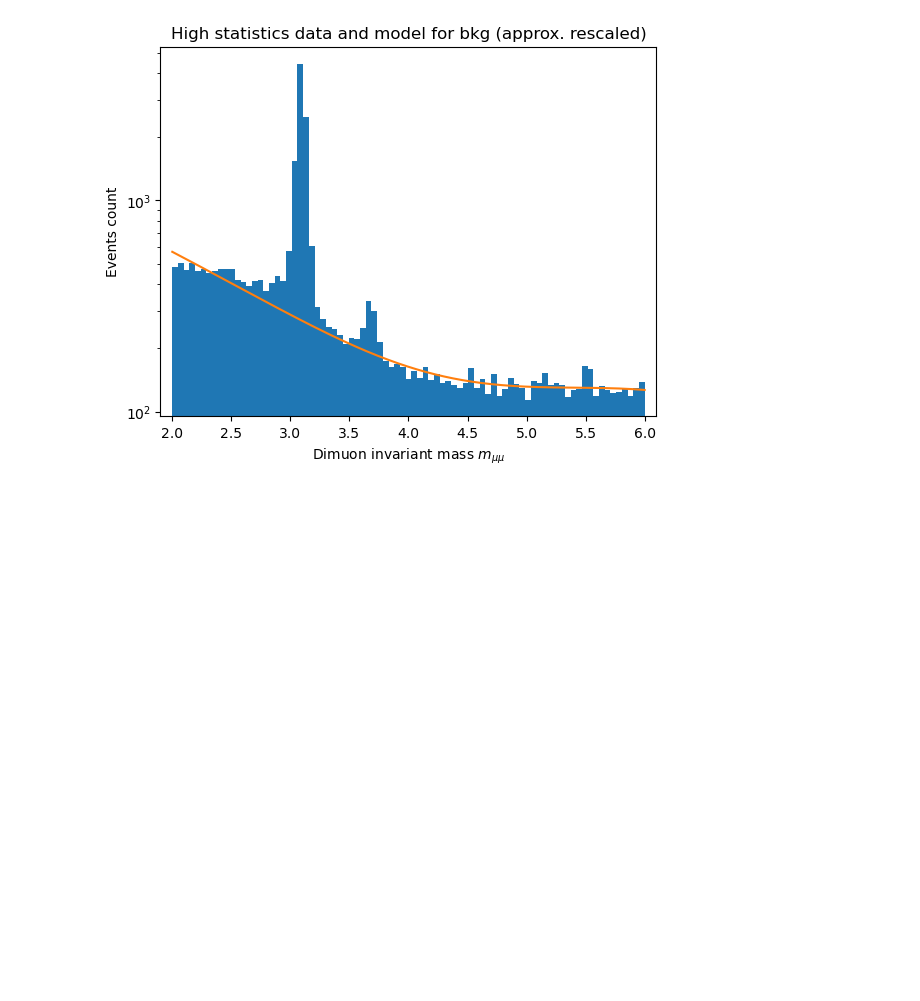
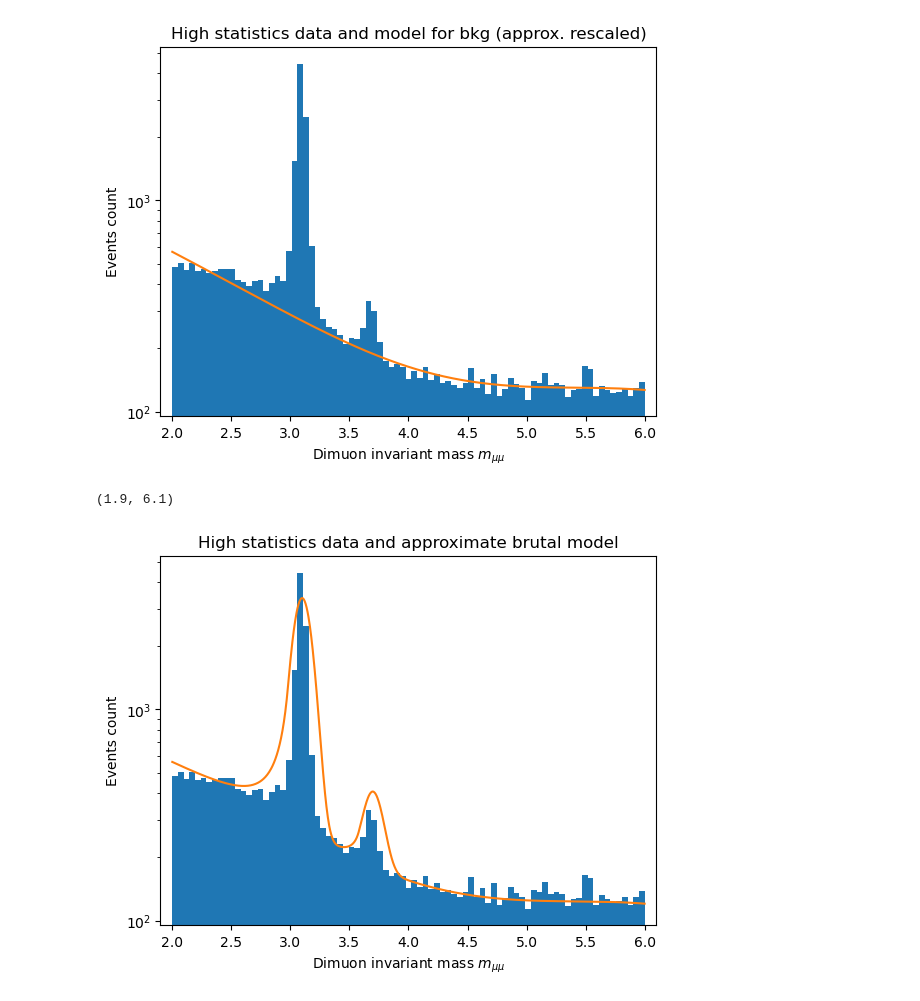
Before and after one commit to Matteo-Bellino/SMATEP_Project, a Jupyter notebook: Psi2S_RadanoBellino.ipynb, the cells around one changed output. Cells and saved outputs as stored; diff of their text form; code cells hidden in the pictures; blank space fills up the shorter version.

Commit message:
Added crystal ball and approximative plot of the total distribution

```diff
--- a/Psi2S_RadanoBellino.ipynb
+++ b/Psi2S_RadanoBellino.ipynb
@@ -206,3 +244,26 @@ plt.plot(x,y*900)
 # %% [output]
 [<matplotlib.lines.Line2D at 0x...>]
 [figure]
+# %%
+#Plot of the functions brutally superpositioned
+x = np.linspace(2, 6, 1000)
+f_JPSI = 0.4
+f_PSI2s = 0.03
+f_bkg = 1 - f_JPSI - f_PSI2s
+
+bkg = cheb3r(x, optimized_params)
+JPSI = crystal_ball(x, [3.1, 0.08, 1.5, 1.5]) #[3.1, 0.3, 1.5, 1.5] are the values reported in the sheet
+PSI2s = crystal_ball(x, [3.7, 0.08, 1.5, 1.5]) #[3.7, 0.3, 1.5, 1.5] are the values reported in the sheet
+
+plt.figure()
+plt.hist(data_HS, density=False, bins=bin_num)
+total = f_JPSI*JPSI + f_PSI2s * PSI2s + f_bkg * bkg
+plt.yscale("log")
+plt.plot(x,total*1500)
+plt.title('High statistics data and approximate brutal model')
+plt.xlabel('Dimuon invariant mass $m_{\\mu\\mu}$') # Use double slash for latex command
+plt.ylabel('Events count')
+plt.xlim((1.9,6.1))
+# %% [output]
+(1.9, 6.1)
+[figure, added]
```
Also changed, not shown: parts of 2 cells of this notebook.
